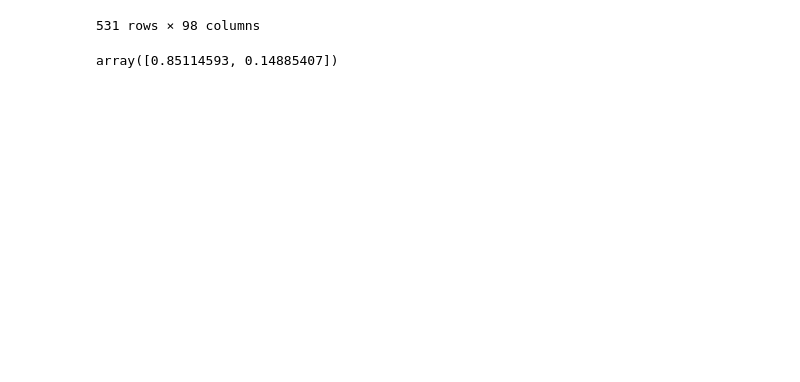
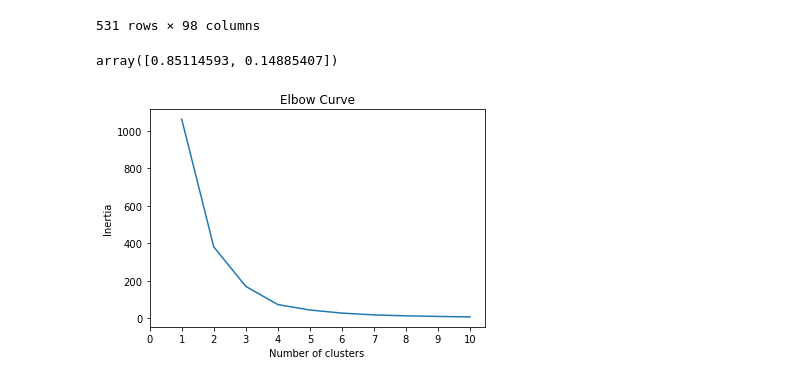
Before and after one commit to AJames93/Unsurpervised-learning-challenge, a Jupyter notebook: crypto_ml.ipynb, the cells around one changed output. Drawn from its saved outputs; the diff is of its cells as text; code cells hidden in the pictures; blank space fills up the shorter version.

```diff
--- a/crypto_ml.ipynb
+++ b/crypto_ml.ipynb
@@ -11,7 +11,6 @@ from sklearn.preprocessing import StandardScaler
 df = pd.read_csv("crypto_data.csv")
 # %%
 #clean data
-df = pd.read_csv("crypto_data.csv")
 df = df.loc[df['IsTrading'] == True]
 df = df.loc[df['TotalCoinsMined'] > 0]
 df["TotalCoinSupply"] = df["TotalCoinSupply"].astype(float)
@@ -98,0 +100,21 @@ array([0.85114593, 0.14885407])
+# %%
+#cluster using k-means
+inertia = []
+k = list(range(1, 11))
+#calculate the inertia in range of k values
+for i in k:
+    km = KMeans(n_clusters=i, random_state=0)
+    km.fit(df_pca)
+    inertia.append(km.inertia_)
+#creating the Elbow Curve
+elbow_data = {"k": k, "inertia": inertia}
+df_elbow = pd.DataFrame(elbow_data)
+
+plt.plot(df_elbow['k'], df_elbow['inertia'])
+plt.xticks(list(range(11)))
+plt.title('Elbow Curve')
+plt.xlabel('Number of clusters')
+plt.ylabel('Inertia')
+plt.show()
+# %% [output]
+[figure, added]
```
Also changed, not shown: parts of 3 cells of this notebook.
